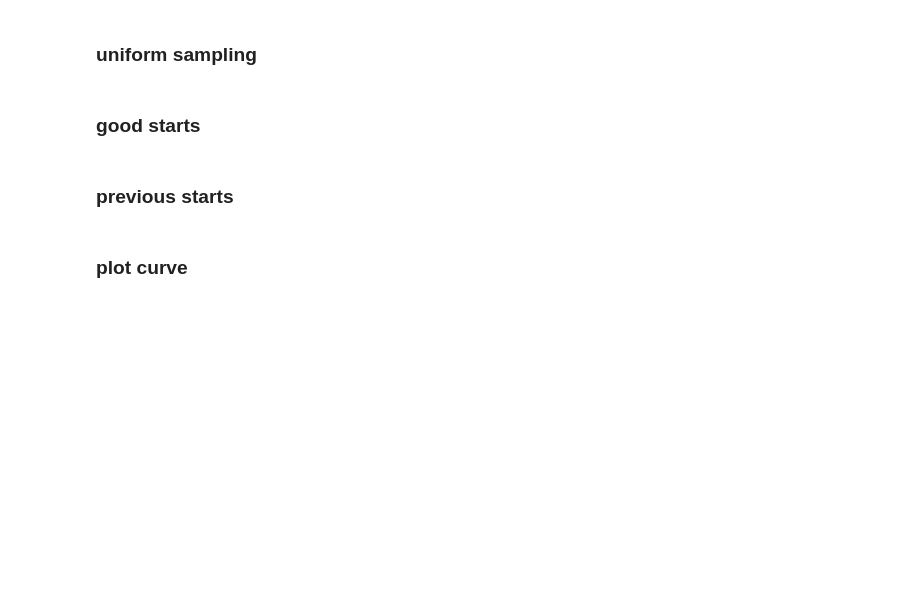
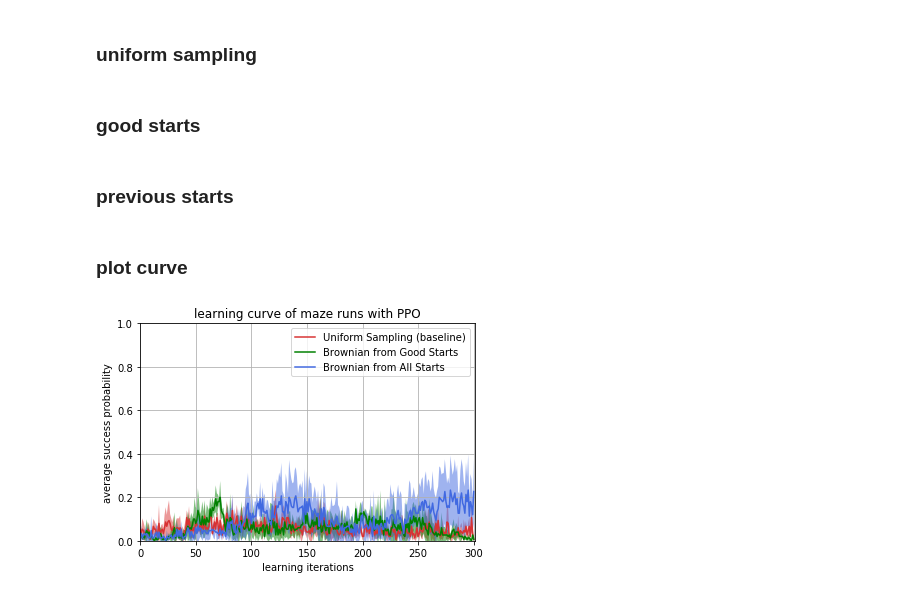
Before and after one commit to megan-klaiber/dl-lab-project, a Jupyter notebook: Visualization/visualize_ppo.ipynb, the cells around one changed output. Saved outputs shown, nothing was run; the diff lists cells and outputs as text; code cells hidden in the pictures; blank space fills up the shorter version.

Commit message:
Added results and updated visualizetion

```diff
--- a/Visualization/visualize_ppo.ipynb
+++ b/Visualization/visualize_ppo.ipynb
@@ -98,7 +98,7 @@ for data in good_starts_data:
 
 # get one dictionary with all runs
 all_in_one_dict = {}
-for k in good_starts_data_copy[0].keys():
+for k in list(good_starts_data_copy[0].keys())[:301]:
     all_in_one_dict[k] = [d[k] for d in good_starts_data_copy]
 
 # get means and variances per iteration
@@ -143,7 +143,7 @@ for data in all_previous_data:
 
 # get one dictionary with all runs
 all_in_one_dict = {}
-for k in all_previous_data_copy[0].keys():
+for k in list(all_previous_data_copy[0].keys())[:301]:
     all_in_one_dict[k] = [d[k] for d in all_previous_data_copy]
 
 # get means and variances per iteration
@@ -165,31 +165,33 @@ for k in all_in_one_dict.keys():
 # %%
 iterations = range(len(all_in_one_dict.keys()))
 
 fig, ax = plt.subplots(1)
 
 #uniform
-ax.plot(iterations, uniform_means, label = 'Uniform Sampling (baseline)', color='lightcoral')
-ax.fill_between(iterations, np.array(uniform_means)+np.array(uniform_variances), np.array(uniform_means)-np.array(uniform_variances), facecolor='lightcoral', alpha=0.5)
+ax.plot(iterations, uniform_means, label = 'Uniform Sampling (baseline)', color='#d83233')
+ax.fill_between(iterations, np.array(uniform_means)+np.array(uniform_variances), np.array(uniform_means)-np.array(uniform_variances), facecolor='#d83233', alpha=0.5)
 # good_starts
-#ax.plot(iterations, good_starts_means, label = 'Brownian from Good Starts', color='lightgreen')
-#ax.fill_between(iterations, np.array(good_starts_means)+np.array(good_starts_variances), np.array(good_starts_means)-np.array(good_starts_variances), facecolor='lightgreen', alpha=0.5)
+ax.plot(iterations, good_starts_means, label = 'Brownian from Good Starts', color='green')
+ax.fill_between(iterations, np.array(good_starts_means)+np.array(good_starts_variances), np.array(good_starts_means)-np.array(good_starts_variances), facecolor='green', alpha=0.5)
 # all_previous
-#ax.plot(iterations, all_previous_means, label = 'Brownian from All Starts', color='cornflowerblue')
-#ax.fill_between(iterations, np.array(all_previous_means)+np.array(all_previous_variances), np.array(all_previous_means)-np.array(all_previous_variances), facecolor='cornflowerblue', alpha=0.5)
+ax.plot(iterations, all_previous_means, label = 'Brownian from All Starts', color='royalblue')
+ax.fill_between(iterations, np.array(all_previous_means)+np.array(all_previous_variances), np.array(all_previous_means)-np.array(all_previous_variances), facecolor='royalblue', alpha=0.5)
 
 plt.grid(True)
 plt.xlabel("learning iterations")
 plt.ylabel("average success probability")
 plt.ylim(0,1,0.2)
 plt.xlim(0,len(all_in_one_dict.keys()),1)
 
 plt.legend()
 plt.title("learning curve of maze runs with PPO")
 
 if not os.path.exists("../poster/images/"):
     os.mkdir("../poster/images/")
 
 plt.savefig('../poster/images/maze_ppo_learning_curve.svg')
 plt.savefig('../poster/images/maze_ppo_learning_curve.png')
 plt.savefig('../poster/images/maze_ppo_learning_curve.pdf')
 plt.show()
+# %% [output]
+[figure, added]
```
Also changed, not shown: 15 other files.
